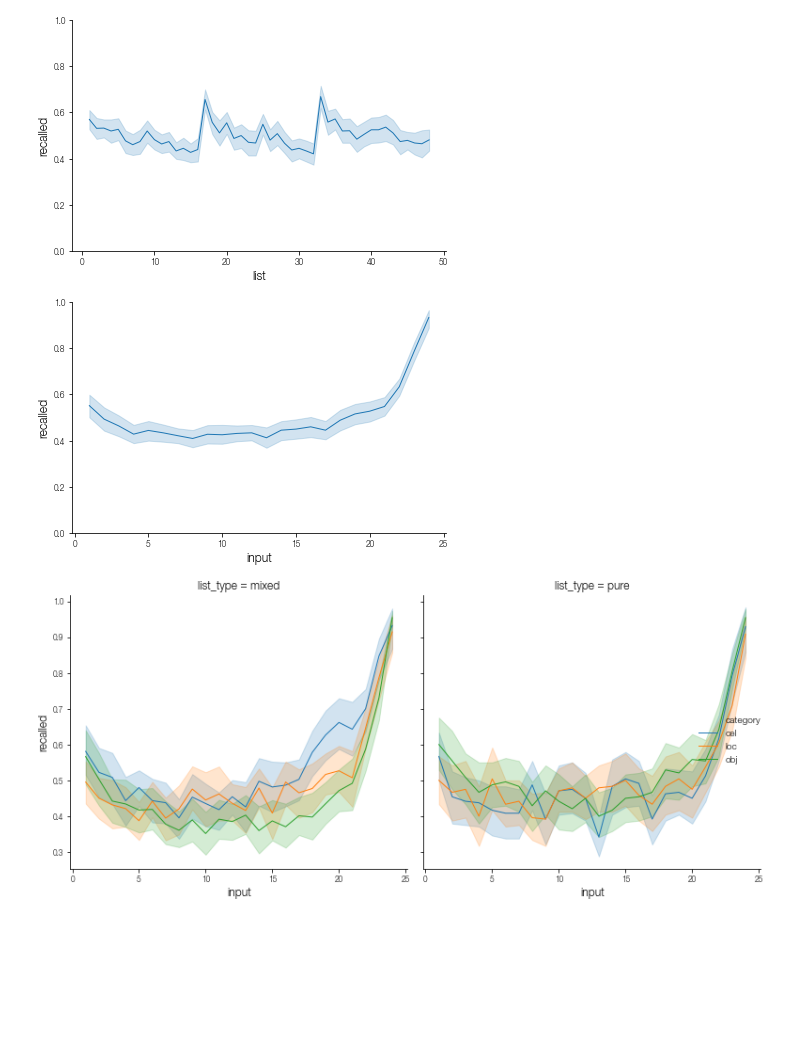
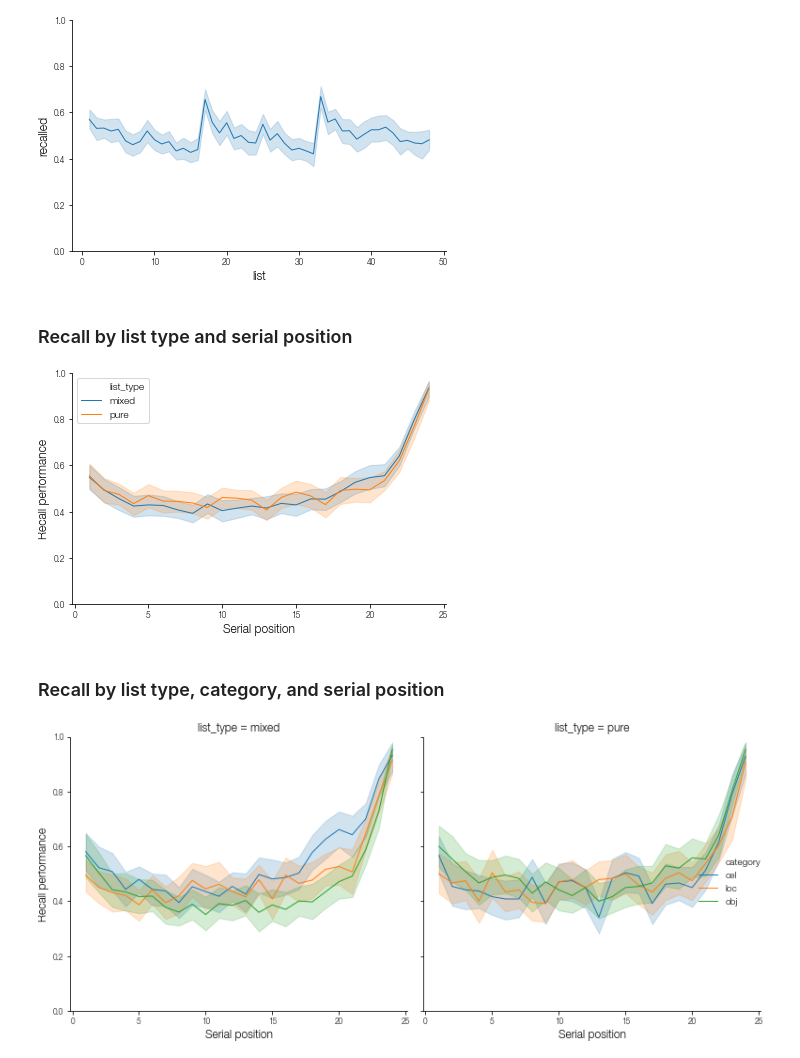
Before and after one commit to mortonne/psifr, a Jupyter notebook: jupyter/test_fr_raw.ipynb, the cells around one changed output. Saved outputs shown, nothing was run; the diff lists cells and outputs as text; code cells hidden in the pictures; blank space fills up the shorter version.

```diff
--- a/jupyter/test_fr_raw.ipynb
+++ b/jupyter/test_fr_raw.ipynb
@@ -1,8 +9,13 @@
 # %%
 import os
+import sys
 import numpy as np
 import pandas as pd
 import seaborn as sns
+import importlib
 
-module_path = '/Users/morton/PycharmProjects/freerec'
+module_path = '/Users/morton/PycharmProjects/psifr'
+if module_path not in sys.path:
+    sys.path.append(module_path)
+from psifr import fr
 data_file = os.path.join(module_path, 'data', 'cfr_raw_data.csv')
@@ -95,0 +36,7 @@ clean
+# %%
+# list_keys sets fields that should be defined even for recall
+# events that don't match any of the study events for that list
+data = fr.merge_lists(df, list_keys=['session', 'list_type'])
+
+# sort events in standard order
+data = data.sort_values(['subject', 'list', 'input']).reset_index(drop=True)
@@ -95,0 +101,3 @@ clean
+# %%
+clean = data.query('repeat == 0 and ~intrusion')
+perf = clean.groupby(['subject', 'category', 'list_type'])['recalled'].mean()
@@ -99,15 +131,23 @@ g = sns.lineplot(x='list', y='recalled', data=rec_list.reset_index());
 g.set_ylim(0, 1);
 # %% [output]
 [figure]
+# %% [markdown]
+### Recall by list type and serial position
 # %%
-rec_pos = clean.groupby(['subject', 'input'])['recalled'].mean()
-g = sns.lineplot(x='input', y='recalled', data=rec_pos.reset_index());
+rec_pos = clean.groupby(['subject', 'list_type', 'input'])['recalled'].mean()
+g = sns.lineplot(x='input', y='recalled', hue='list_type', data=rec_pos.reset_index());
 g.set_ylim(0, 1);
+g.set_xlabel('Serial position');
+g.set_ylabel('Recall performance');
 # %% [output]
-[figure, old version]
+[figure, new version]
+# %% [markdown]
+### Recall by list type, category, and serial position
 # %%
 rec = clean.groupby(['subject', 'list_type', 'category', 'input'])['recalled'].mean()
 g = sns.relplot(kind='line', x='input', y='recalled', col='list_type',
-                hue='category', data=rec.reset_index())
+                hue='category', data=rec.reset_index());
+g.set(ylim=(0, 1));
+g.set_axis_labels('Serial position', 'Recall performance');
 # %% [output]
-[figure, old version]
+[figure, new version]
```
Also changed, not shown: parts of 23 cells of this notebook.
